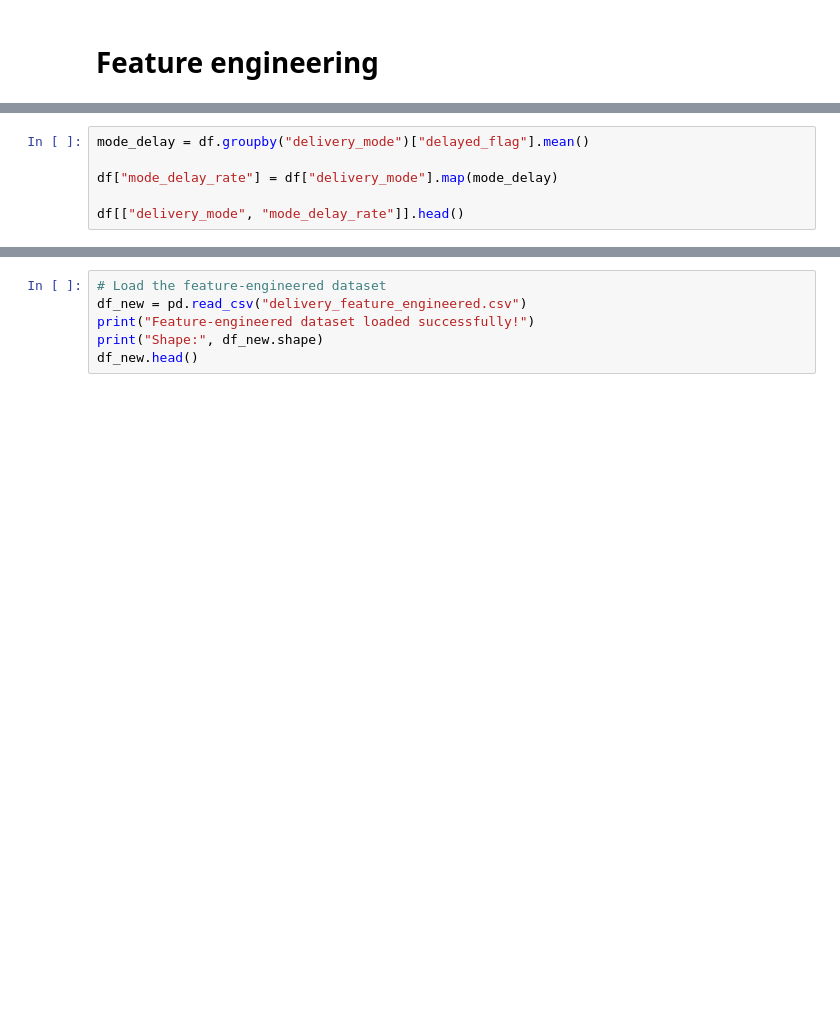
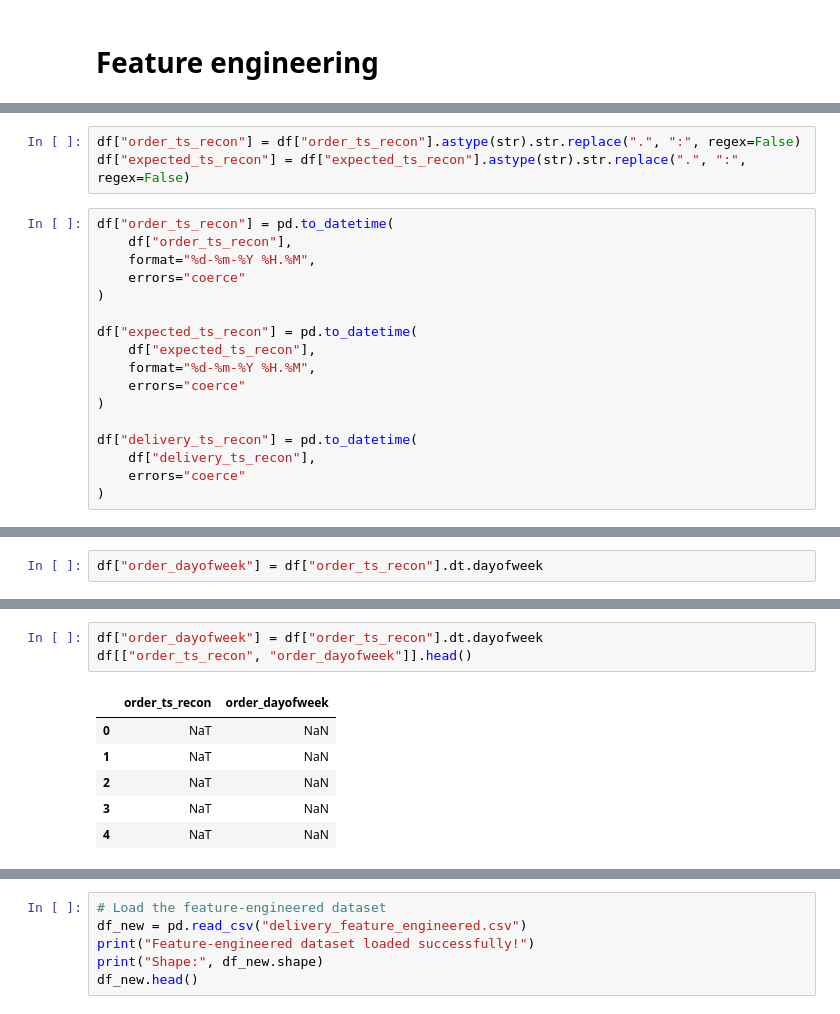
Before and after one commit to Ronal-Thomas/ETA-Delay-Prediction-Logistics, a Jupyter notebook: ETA_Delay_Predictionxy.ipynb, the cells around one changed output, grey strips where cells are left out. Cells and saved outputs as stored; diff of their text form; blank space fills up the shorter version.

Commit message:
modified Feature engineering in ETA_Delay_Predictionxy.ipynb

```diff
--- a/ETA_Delay_Predictionxy.ipynb
+++ b/ETA_Delay_Predictionxy.ipynb
@@ -578,6 +451,0 @@ Delivery Mode Delay Rate
-# %%
-mode_delay = df.groupby("delivery_mode")["delayed_flag"].mean()
-
-df["mode_delay_rate"] = df["delivery_mode"].map(mode_delay)
-
-df[["delivery_mode", "mode_delay_rate"]].head()
@@ -590,0 +454,20 @@ df[["delivery_mode", "mode_delay_rate"]].head()
+# %%
+df["order_ts_recon"] = df["order_ts_recon"].astype(str).str.replace(".", ":", regex=False)
+df["expected_ts_recon"] = df["expected_ts_recon"].astype(str).str.replace(".", ":", regex=False)
+# %%
+df["order_ts_recon"] = pd.to_datetime(
+    df["order_ts_recon"],
+    format="%d-%m-%Y %H.%M",
+    errors="coerce"
+)
+
+df["expected_ts_recon"] = pd.to_datetime(
+    df["expected_ts_recon"],
+    format="%d-%m-%Y %H.%M",
+    errors="coerce"
+)
+
+df["delivery_ts_recon"] = pd.to_datetime(
+    df["delivery_ts_recon"],
+    errors="coerce"
+)
@@ -590,0 +485,2 @@ df[["delivery_mode", "mode_delay_rate"]].head()
+# %%
+df["order_dayofweek"] = df["order_ts_recon"].dt.dayofweek
@@ -590,0 +498,10 @@ df[["delivery_mode", "mode_delay_rate"]].head()
+# %%
+df["order_dayofweek"] = df["order_ts_recon"].dt.dayofweek
+df[["order_ts_recon", "order_dayofweek"]].head()
+# %% [output]
+|  | order_ts_recon | order_dayofweek |
+| 0 | NaT | NaN |
+| 1 | NaT | NaN |
+| 2 | NaT | NaN |
+| 3 | NaT | NaN |
+| 4 | NaT | NaN |
```
Also changed, not shown: parts of 26 cells of this notebook.
